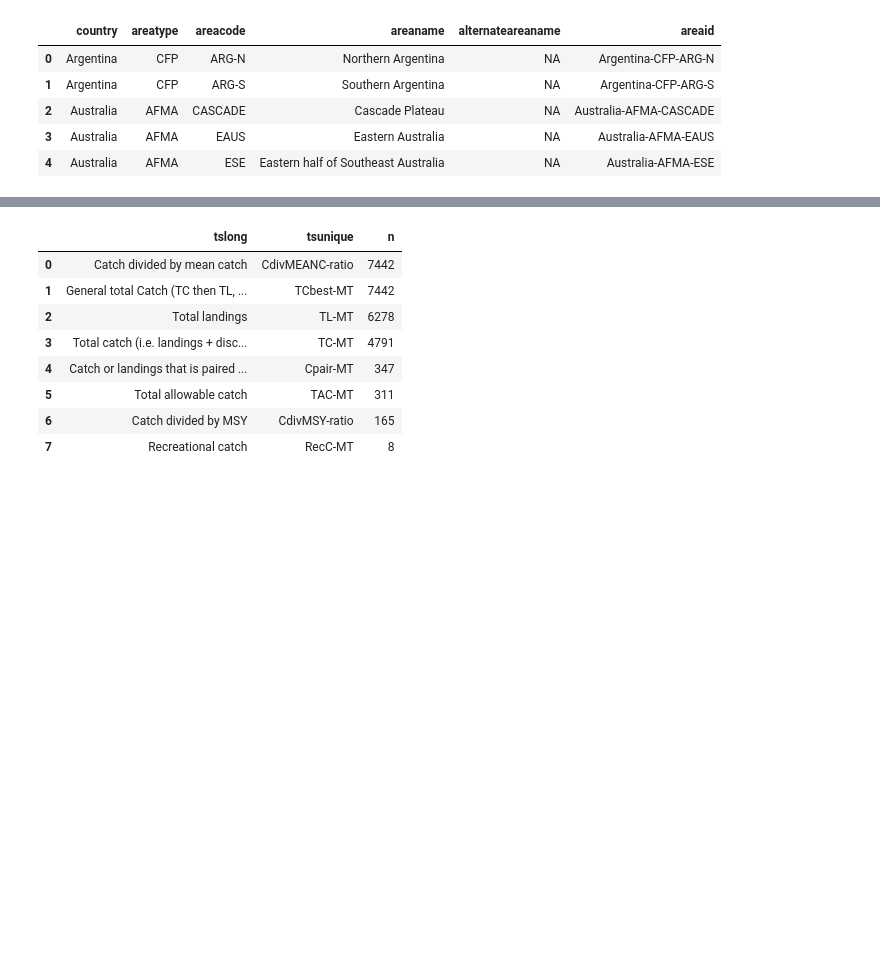
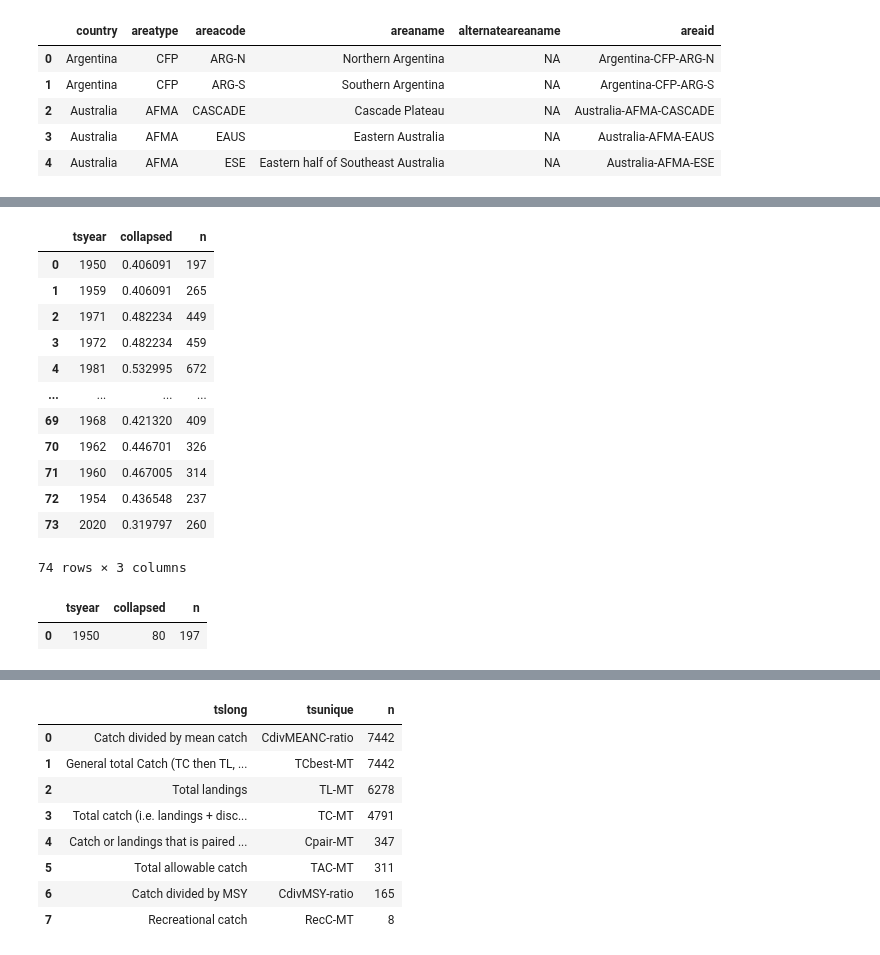
Before and after one commit to espm-288/fish-pam-shruti-paridhi-1, a Jupyter notebook: notebook.ipynb, the cells around one changed output, grey strips where cells are left out. Drawn from its saved outputs; the diff is of its cells as text; code cells hidden in the pictures; blank space fills up the shorter version.

```diff
--- a/notebook.ipynb
+++ b/notebook.ipynb
@@ -63,0 +90,23 @@ fish = (timeseries
+# %%
+#Created a new column N that defines the aggregate of collapse of species for every year
+collapsedtable = allfish.group_by(_.tsyear).agg(collapsed = _.collapsed.sum()/197, n=_.count()  )
+collapsedtable.execute()
+# %% [output]
+|  | tsyear | collapsed | n |
+| 0 | 1950 | 0.406091 | 197 |
+| 1 | 1959 | 0.406091 | 265 |
+| 2 | 1971 | 0.482234 | 449 |
+| 3 | 1972 | 0.482234 | 459 |
+| 4 | 1981 | 0.532995 | 672 |
+| ... | ... | ... | ... |
+| 69 | 1968 | 0.421320 | 409 |
+| 70 | 1962 | 0.446701 | 326 |
+| 71 | 1960 | 0.467005 | 314 |
+| 72 | 1954 | 0.436548 | 237 |
+| 73 | 2020 | 0.319797 | 260 |
+74 rows × 3 columns
+# %%
+collapsedtable.filter(_.tsyear == 1950).execute()
+# %% [output]
+|  | tsyear | collapsed | n |
+| 0 | 1950 | 80 | 197 |
```
Also changed, not shown: parts of 9 cells of this notebook.
